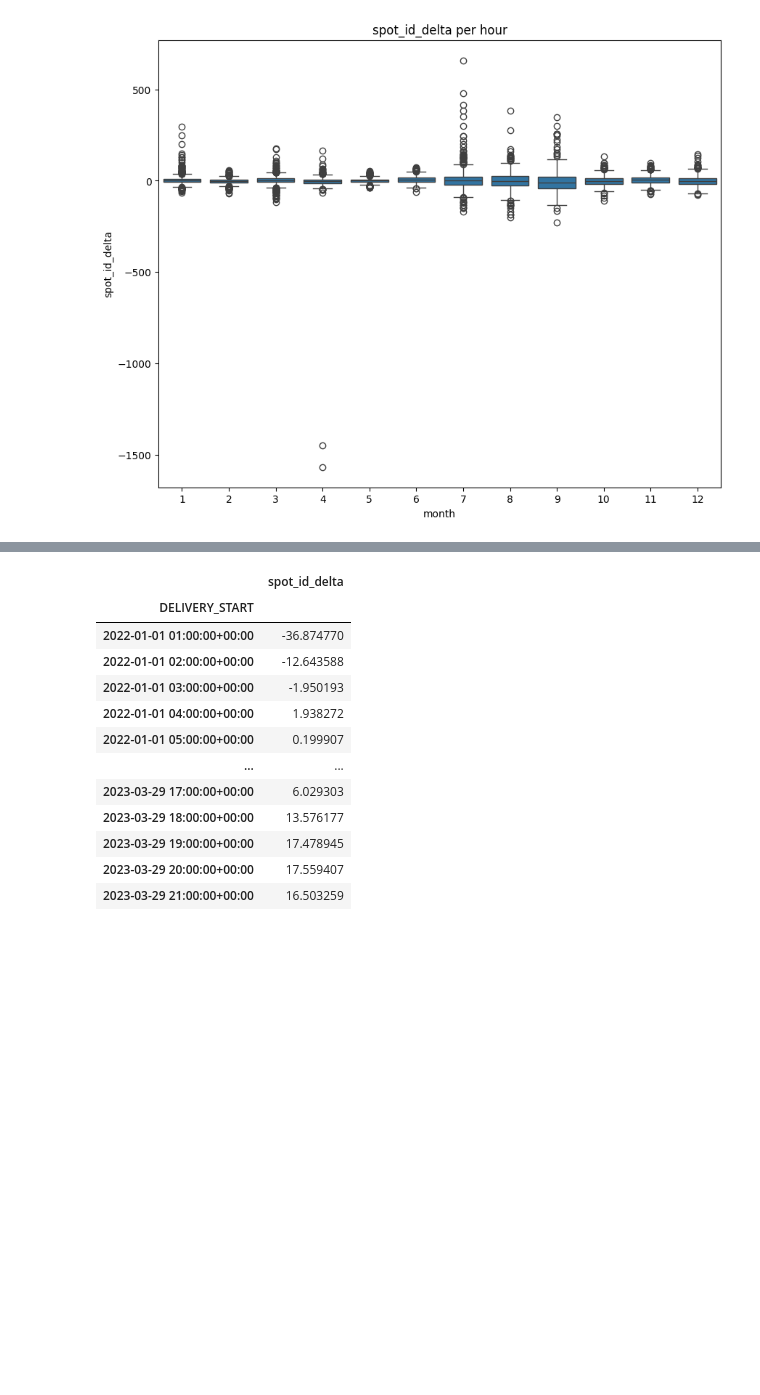
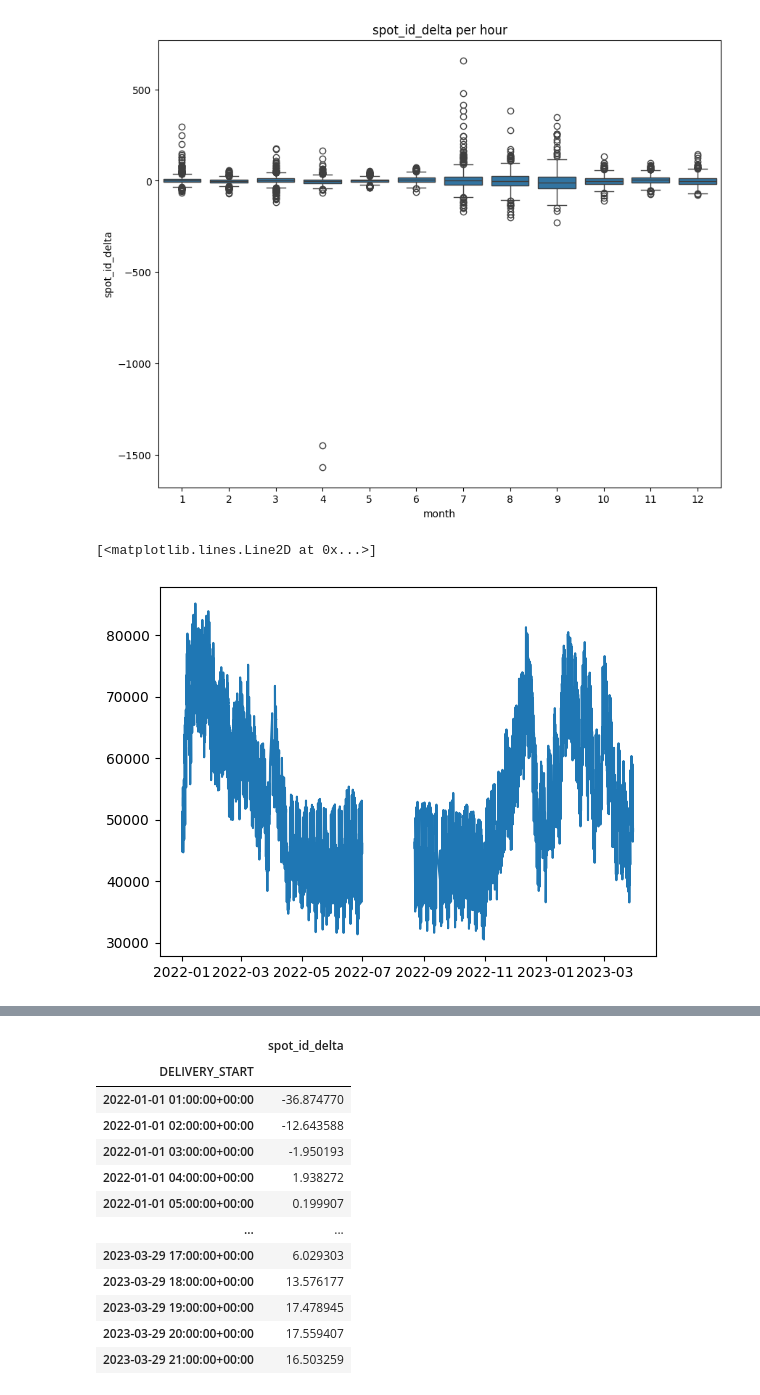
Before and after one commit to JonasBlx/elmy, a Jupyter notebook: notebooks/enrich_and_visualize_data.ipynb, the cells around one changed output, grey strips where cells are left out. Drawn from its saved outputs; the diff is of its cells as text; code cells hidden in the pictures; blank space fills up the shorter version.

```diff
--- a/notebooks/enrich_and_visualize_data.ipynb
+++ b/notebooks/enrich_and_visualize_data.ipynb
@@ -173,6 +173,11 @@ ax.set_title("spot_id_delta per hour")
 # %% [output]
 Text(0.5, 1.0, 'spot_id_delta per hour')
 [figure]
+# %%
+plt.plot(X_train_preprocessed.index ,X_train_preprocessed["load_forecast"])
+# %% [output]
+[<matplotlib.lines.Line2D at 0x...>]
+[figure, added]
 # %%
 X_train = process_data(X_train_preprocessed.copy(deep=True), "predicted_spot_price", None, "standard")
 X_test = process_data(X_test_preprocessed.copy(deep=True), "predicted_spot_price", None, "standard")
```
Also changed, not shown: 9 other files.
